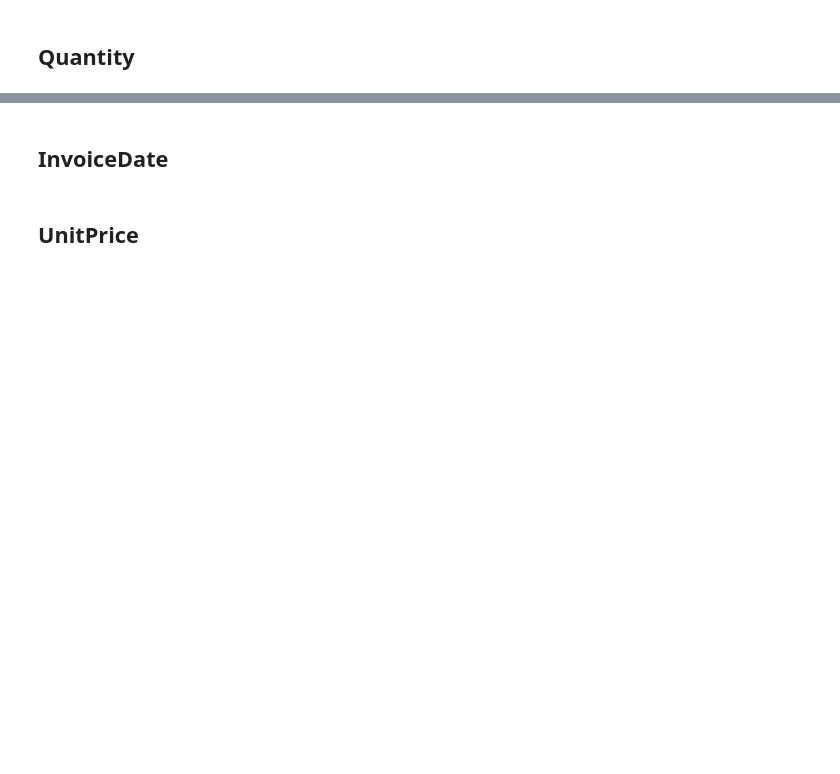
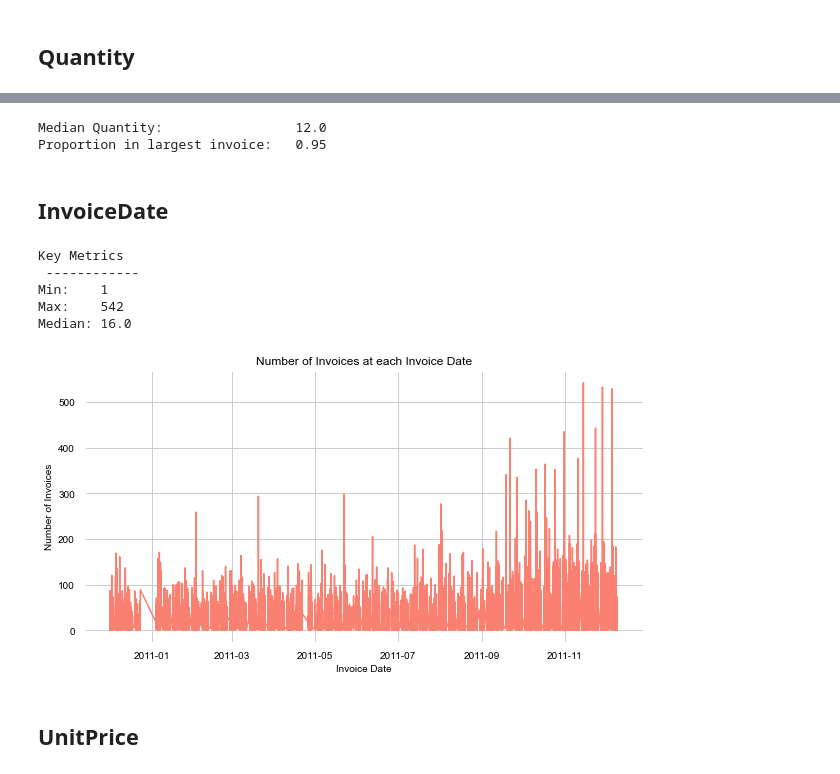
Before and after one commit to AdamBlomfield/customer_segmentation_via_cluster_analysis, a Jupyter notebook: notebooks/02_Data_Exploration.ipynb, the cells around one changed output, grey strips where cells are left out. Cells and saved outputs as stored; diff of their text form; code cells hidden in the pictures; blank space fills up the shorter version.

```diff
--- a/notebooks/02_Data_Exploration.ipynb
+++ b/notebooks/02_Data_Exploration.ipynb
@@ -215,4 +264,35 @@ TypeError: Horizontal orientation requires numeric `x` variable.
+# %%
+print('Median Quantity:\t\t',df_jar['Quantity'].median())
+proportion = round(df_jar['Quantity'].max()/df_jar['Quantity'].sum(), 2)
+print('Proportion in largest invoice:\t', proportion)
+# %% [output]
+Median Quantity:                 12.0
+Proportion in largest invoice:   0.95
 # %% [markdown]
 ## InvoiceDate
+# %%
+# Group by how many invoices at each InvoiceDate
+df_date = df.groupby('InvoiceDate').count()['Quantity']
+
+# Print key metrics
+print('Key Metrics','\n','----'*3)
+print('Min:\t{}'.format(df_date.min()))
+print('Max:\t{}'.format(df_date.max()))
+print('Median:\t{}'.format(df_date.median()))
+
+# Plot
+ax = sns.lineplot(x = df_date.index, y = df_date, color='salmon')
+
+# Set titles
+ax.set(title ='Number of Invoices at each Invoice Date',
+       xlabel='Invoice Date',
+       ylabel='Number of Invoices');
+# %% [output]
+Key Metrics
+ ------------
+Min:    1
+Max:    542
+Median: 16.0
+[figure, added]
 # %% [markdown]
 ## UnitPrice
```
Also changed, not shown: parts of 24 cells of this notebook, 1 other file.
